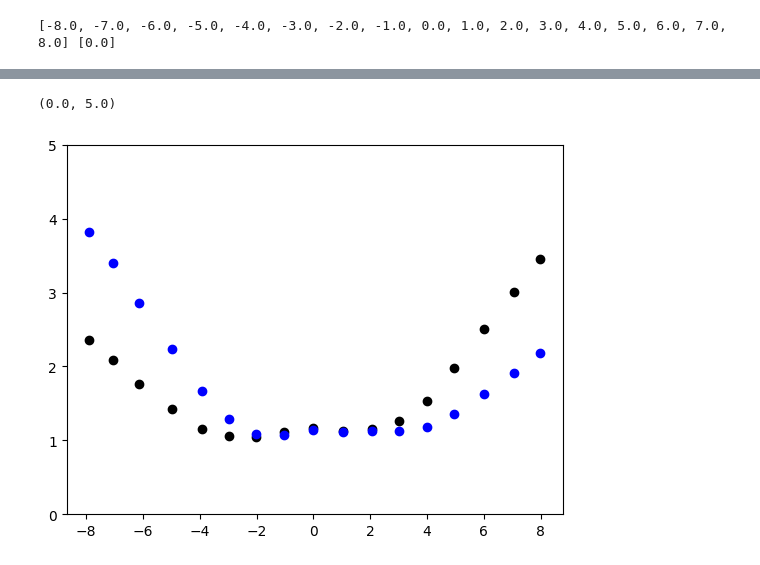
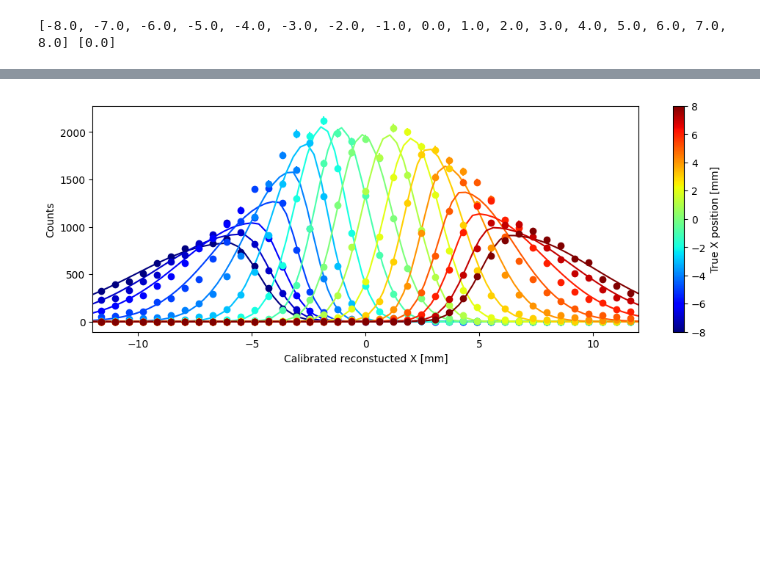
Before and after one commit to Moore-Lab/nanospheres, a Jupyter notebook: SiPMs/analyze_Am241_position_scan.ipynb, the cells around one changed output, grey strips where cells are left out. Cells and saved outputs as stored; diff of their text form; code cells hidden in the pictures; blank space fills up the shorter version.

```diff
--- a/SiPMs/analyze_Am241_position_scan.ipynb
+++ b/SiPMs/analyze_Am241_position_scan.ipynb
@@ -381,12 +397,60 @@ Text(0, 0.5, 'True x position [mm]')
 [figure]
-# %%
-plt.figure()
-errs_hi = np.polyval(pvals, x_fit_vals[0]+x_sig_vals[0]) - np.polyval(pvals, x_fit_vals[0])
-plt.plot(np.polyval(pvals, x_fit_vals[0]), errs_hi, 'ko')
-errs_lo = -np.polyval(pvals, x_fit_vals[0]-x_sig_vals[0]) + np.polyval(pvals, x_fit_vals[0])
-plt.plot(np.polyval(pvals, x_fit_vals[0]), errs_lo, 'bo')
-
-plt.ylim(0,5)
-# %% [output]
-(0.0, 5.0)
-[figure, removed]
+# %%
+def split_gauss(x, A, mu, sig1, sig2):
+    out_vals = A*np.exp(-(x-mu)**2/(2*sig1**2))
+    right_vals = A*np.exp(-(x-mu)**2/(2*sig2**2))
+
+    rpts = x > mu
+    out_vals[rpts] = right_vals[rpts]
+
+    return out_vals
+# %%
+## now calibrated positions
+
+xcalib_fig = plt.figure(figsize=(12,4))
+
+x_calib_fit_vals = np.zeros((nrows, ncols))
+y_calib_fit_vals = np.zeros((nrows, ncols))
+x_calib_sig_lo_vals = np.zeros((nrows, ncols))
+y_calib_sig_lo_vals = np.zeros((nrows, ncols))
+x_calib_sig_hi_vals = np.zeros((nrows, ncols))
+y_calib_sig_hi_vals = np.zeros((nrows, ncols))
+
+for xidx, xpos in enumerate(xval_list):
+    for yidx, ypos in enumerate(yval_list):
+
+        data = np.load( os.path.join(path, "recon_amps_%.1fV_%.1f_%.1f.npz"%(ov,xpos,ypos)) )
+        recon_amps_fit = data['recon_amps_fit']
+
+        amps = recon_amps_fit
+        recon_x = (amps[:,:9] @ sipm_coords_x.T)/np.sum(amps[:,:9], axis = 1)
+        recon_y = (amps[:,:9] @ sipm_coords_y.T)/np.sum(amps[:,:9], axis = 1)
+
+        calib_recon_x = np.polyval(pvals, recon_x)
+
+        x_bins = np.linspace(-15, 15, 50)
+        h_x, bex = np.histogram( calib_recon_x[peak_pts],  bins=x_bins)
+        bcx = bex[:-1] + np.diff(bex)/2
+
+        plt.figure(xcalib_fig.number)
+        plt.errorbar(bcx, h_x/norm, yerr=np.sqrt(h_x)/norm, fmt='o', color=color_list[xidx])
+        errs = np.sqrt(h_x)
+        errs[errs==0] = 1
+        spars = [np.max(h_x), np.median(calib_recon_x[peak_pts]), np.std(calib_recon_x[peak_pts]), np.std(calib_recon_x[peak_pts])]
+        gcx_fit, _ = curve_fit(split_gauss, bcx, h_x, p0=spars, sigma=errs)
+        xx = np.linspace(x_bins[0], x_bins[-1], 100)
+        plt.plot(xx, split_gauss(xx, *gcx_fit), color=color_list[xidx])
+        x_calib_fit_vals[yidx, xidx] = gcx_fit[1]
+        x_calib_sig_lo_vals[yidx, xidx] = np.abs(gcx_fit[2])
+        x_calib_sig_hi_vals[yidx, xidx] = np.abs(gcx_fit[3])
+
+plt.figure(xcalib_fig.number)
+plt.xlim(-12,12)
+sm = plt.cm.ScalarMappable(cmap=cmap, norm=plt.Normalize(vmin=-8, vmax=8))
+plt.colorbar(sm, ax=plt.gca(), label="True X position [mm]")
+plt.xlabel("Calibrated reconstucted X [mm]")
+plt.ylabel("Counts")
+if(save_figs):
+    plt.savefig(os.path.join(path, 'plots', 'x_calib_position_scan_1d.png') )
+# %% [output]
+[figure, added]
```
Also changed, not shown: parts of 7 cells of this notebook.
